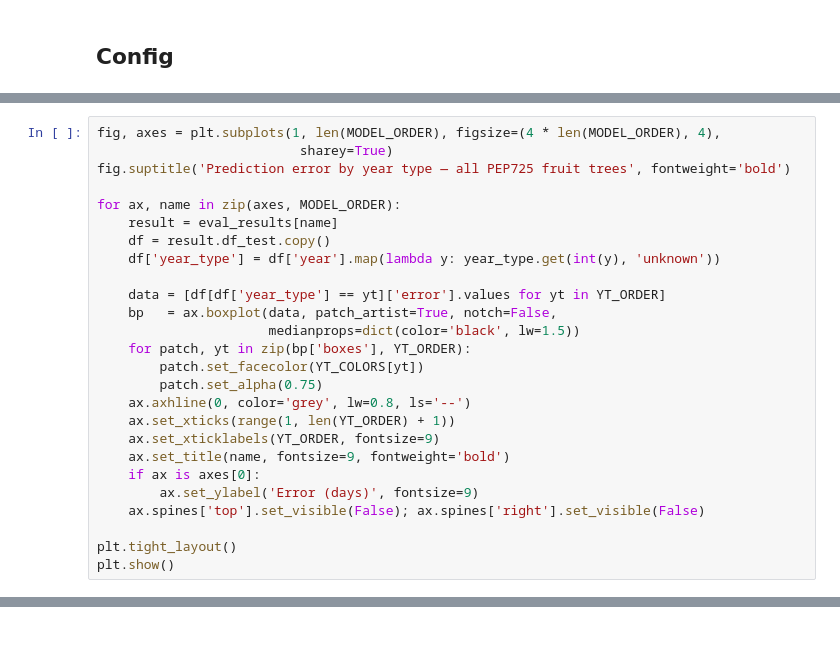
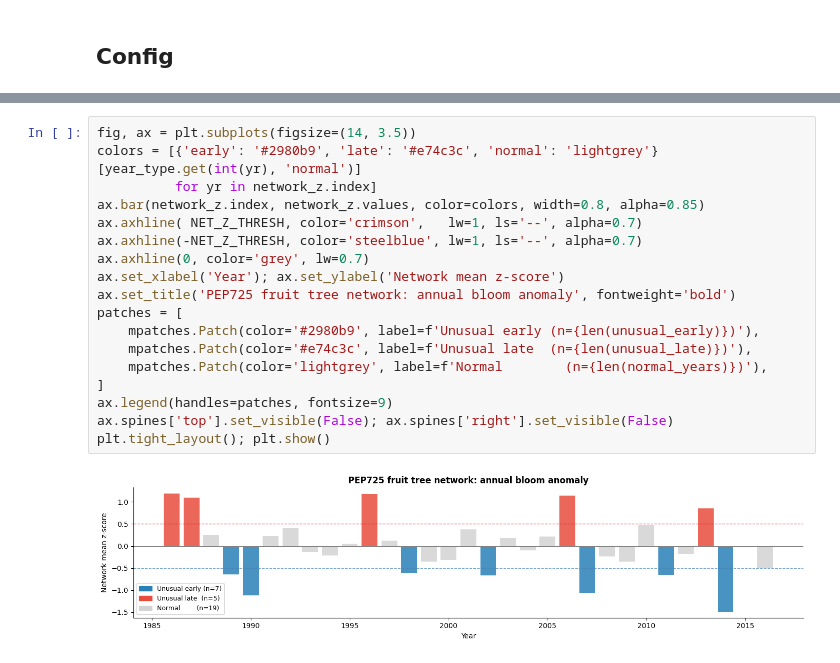
Before and after one commit to ronvree/pysephone, a Jupyter notebook: notebooks/unusual_year_model_eval.ipynb, the cells around one changed output, grey strips where cells are left out. Cells and saved outputs as stored; diff of their text form; blank space fills up the shorter version.

```diff
--- a/notebooks/unusual_year_model_eval.ipynb
+++ b/notebooks/unusual_year_model_eval.ipynb
@@ -402,26 +15,0 @@ specific to normal climate conditions.
-# %%
-fig, axes = plt.subplots(1, len(MODEL_ORDER), figsize=(4 * len(MODEL_ORDER), 4),
-                          sharey=True)
-fig.suptitle('Prediction error by year type — all PEP725 fruit trees', fontweight='bold')
-
-for ax, name in zip(axes, MODEL_ORDER):
-    result = eval_results[name]
-    df = result.df_test.copy()
-    df['year_type'] = df['year'].map(lambda y: year_type.get(int(y), 'unknown'))
-
-    data = [df[df['year_type'] == yt]['error'].values for yt in YT_ORDER]
-    bp   = ax.boxplot(data, patch_artist=True, notch=False,
-                      medianprops=dict(color='black', lw=1.5))
-    for patch, yt in zip(bp['boxes'], YT_ORDER):
-        patch.set_facecolor(YT_COLORS[yt])
-        patch.set_alpha(0.75)
-    ax.axhline(0, color='grey', lw=0.8, ls='--')
-    ax.set_xticks(range(1, len(YT_ORDER) + 1))
-    ax.set_xticklabels(YT_ORDER, fontsize=9)
-    ax.set_title(name, fontsize=9, fontweight='bold')
-    if ax is axes[0]:
-        ax.set_ylabel('Error (days)', fontsize=9)
-    ax.spines['top'].set_visible(False); ax.spines['right'].set_visible(False)
-
-plt.tight_layout()
-plt.show()
@@ -427,0 +150,20 @@ plt.show()
+# %%
+fig, ax = plt.subplots(figsize=(14, 3.5))
+colors = [{'early': '#2980b9', 'late': '#e74c3c', 'normal': 'lightgrey'}[year_type.get(int(yr), 'normal')]
+          for yr in network_z.index]
+ax.bar(network_z.index, network_z.values, color=colors, width=0.8, alpha=0.85)
+ax.axhline( NET_Z_THRESH, color='crimson',   lw=1, ls='--', alpha=0.7)
+ax.axhline(-NET_Z_THRESH, color='steelblue', lw=1, ls='--', alpha=0.7)
+ax.axhline(0, color='grey', lw=0.7)
+ax.set_xlabel('Year'); ax.set_ylabel('Network mean z-score')
+ax.set_title('PEP725 fruit tree network: annual bloom anomaly', fontweight='bold')
+patches = [
+    mpatches.Patch(color='#2980b9', label=f'Unusual early (n={len(unusual_early)})'),
+    mpatches.Patch(color='#e74c3c', label=f'Unusual late  (n={len(unusual_late)})'),
+    mpatches.Patch(color='lightgrey', label=f'Normal        (n={len(normal_years)})'),
+]
+ax.legend(handles=patches, fontsize=9)
+ax.spines['top'].set_visible(False); ax.spines['right'].set_visible(False)
+plt.tight_layout(); plt.show()
+# %% [output]
+[figure, added]
```
Also changed, not shown: parts of 45 cells of this notebook.
